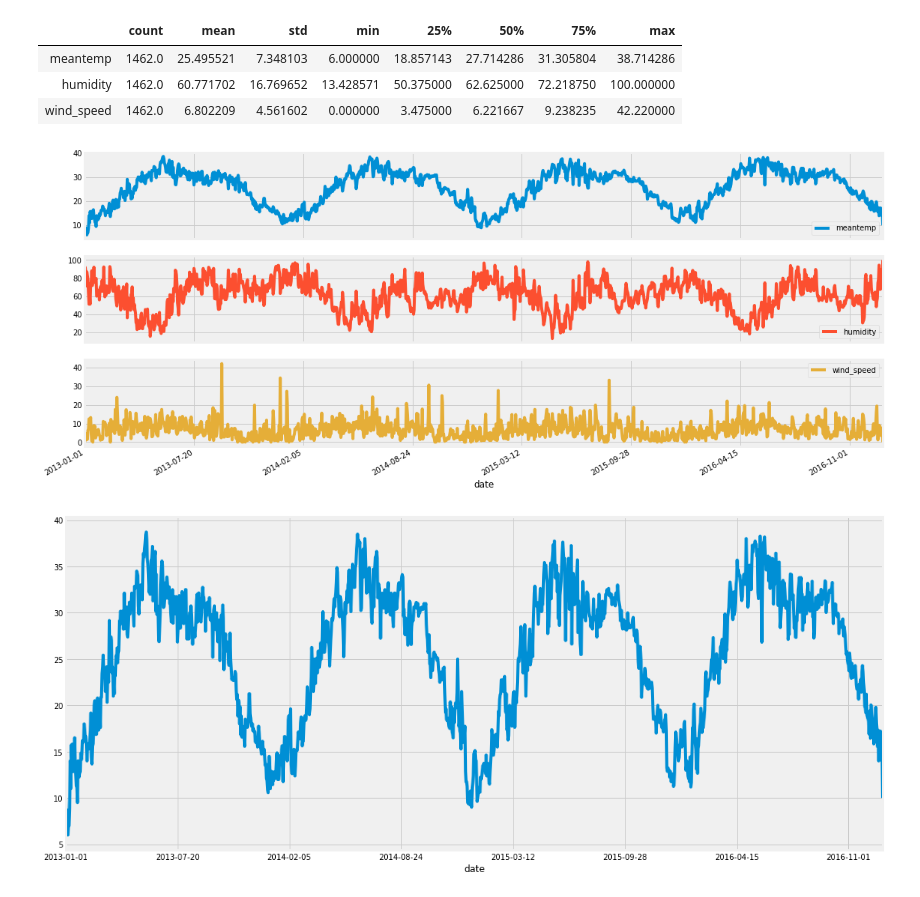
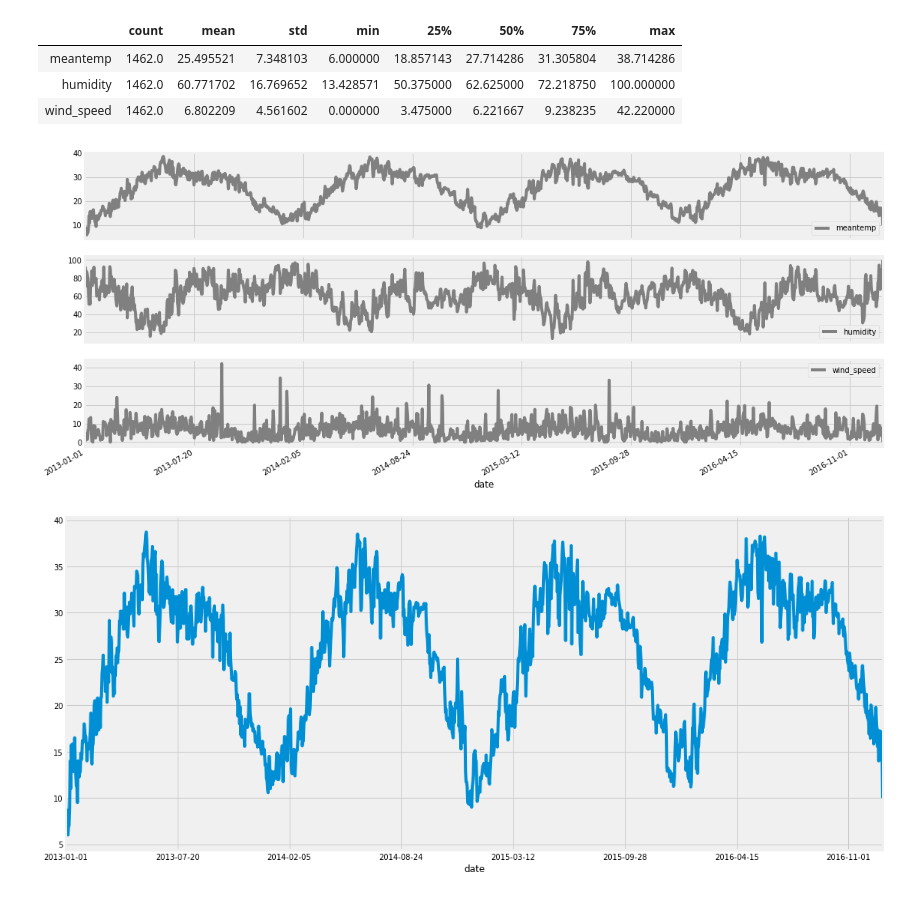
Before and after one commit to Knowledge-Precipitation-Tribe/Time-series-analysis, a Jupyter notebook: visualization.ipynb, the cells around one changed output. Cells and saved outputs as stored; diff of their text form; code cells hidden in the pictures.

```diff
--- a/visualization.ipynb
+++ b/visualization.ipynb
@@ -70,10 +70,10 @@ data.describe().T
 | humidity | 1462.0 | 60.771702 | 16.769652 | 13.428571 | 50.375000 | 62.625000 | 72.218750 | 100.000000 |
 | wind_speed | 1462.0 | 6.802209 | 4.561602 | 0.000000 | 3.475000 | 6.221667 | 9.238235 | 42.220000 |
 # %%
-data.plot(subplots=True, figsize = (17,8))
+data.plot(subplots=True,color='gray', figsize = (17,8))
 plt.show()
 # %% [output]
-[figure, old version]
+[figure, new version]
 # %%
 data['meantemp'].plot(figsize=(17,8))
 plt.show()
```
Also changed, not shown: parts of 9 cells of this notebook.
